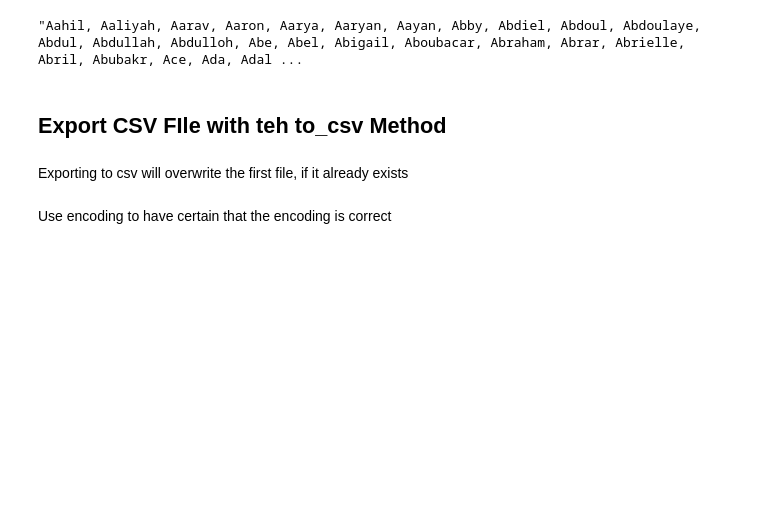
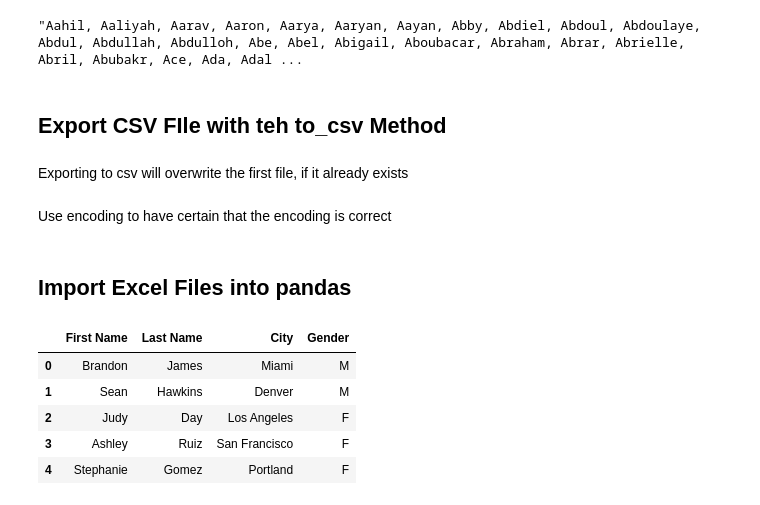
Before and after one commit to fabiodemo/course_data_analysis_with_pandas, a Jupyter notebook: pandas/Input and Output.ipynb, the cells around one changed output. Saved outputs shown, nothing was run; the diff lists cells and outputs as text; code cells hidden in the pictures; blank space fills up the shorter version.

```diff
--- a/pandas/Input and Output.ipynb
+++ b/pandas/Input and Output.ipynb
@@ -102,3 +102,16 @@ baby_names.to_csv("NYC_Baby_Names.csv", index = False, columns= ["Gender", "Ethn
 Use encoding to have certain that the encoding is correct
 # %%
 baby_names.to_csv("NYC_Baby_Names.csv", index = False, columns= ["Gender", "Ethnicity", "Child's First Name"], encoding= "utf-8") # false will hide the index
+# %% [markdown]
+## Import Excel Files into pandas
+# %%
+df = pd.read_excel("Data - Single Worksheet.xlsx")
+# %%
+df
+# %% [output]
+|  | First Name | Last Name | City | Gender |
+| 0 | Brandon | James | Miami | M |
+| 1 | Sean | Hawkins | Denver | M |
+| 2 | Judy | Day | Los Angeles | F |
+| 3 | Ashley | Ruiz | San Francisco | F |
+| 4 | Stephanie | Gomez | Portland | F |
```
Also changed, not shown: parts of 21 cells of this notebook, 1 other file.
